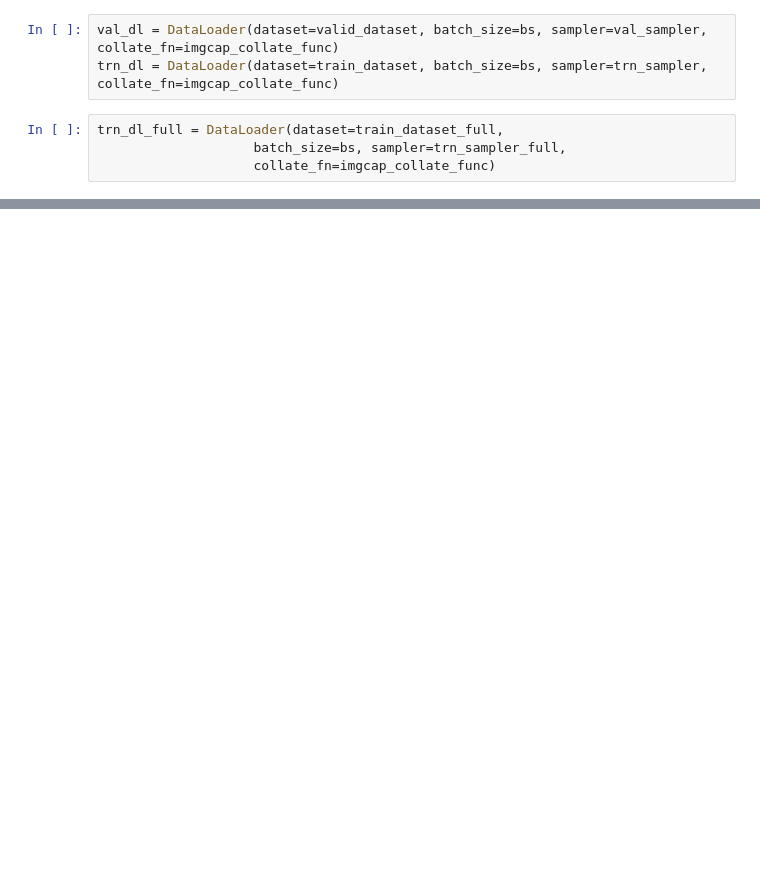
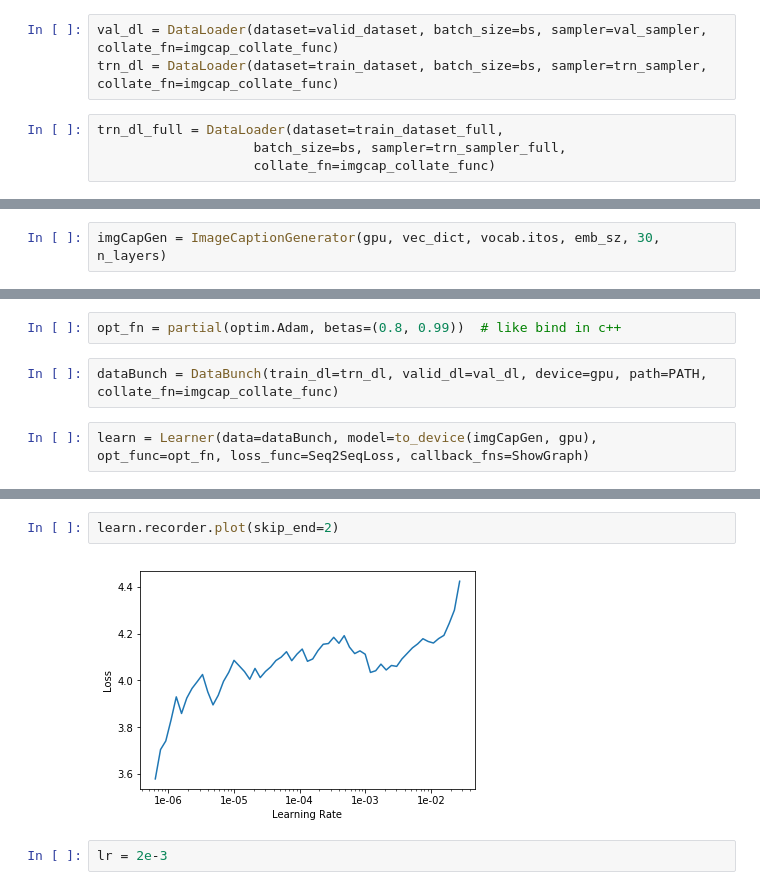
Before and after one commit to fg91/Neural-Image-Caption-Generation-Tutorial, a Jupyter notebook: Image caption generator.ipynb, the cells around one changed output, grey strips where cells are left out. Drawn from its saved outputs; the diff is of its cells as text; blank space fills up the shorter version.

```diff
--- a/Image caption generator.ipynb
+++ b/Image caption generator.ipynb
@@ -892,0 +984,2 @@ the men were totally sodden when they arrived at the picturesque wedding venue -
+# %%
+imgCapGen = ImageCaptionGenerator(gpu, vec_dict, vocab.itos, emb_sz, 30, n_layers)
@@ -892,0 +992,6 @@ the men were totally sodden when they arrived at the picturesque wedding venue -
+# %%
+opt_fn = partial(optim.Adam, betas=(0.8, 0.99))  # like bind in c++
+# %%
+dataBunch = DataBunch(train_dl=trn_dl, valid_dl=val_dl, device=gpu, path=PATH, collate_fn=imgcap_collate_func)
+# %%
+learn = Learner(data=dataBunch, model=to_device(imgCapGen, gpu), opt_func=opt_fn, loss_func=Seq2SeqLoss, callback_fns=ShowGraph)
@@ -892,0 +1029,6 @@ the men were totally sodden when they arrived at the picturesque wedding venue -
+# %%
+learn.recorder.plot(skip_end=2)
+# %% [output]
+[figure, added]
+# %%
+lr = 2e-3
```
Also changed, not shown: parts of 34 cells of this notebook.
